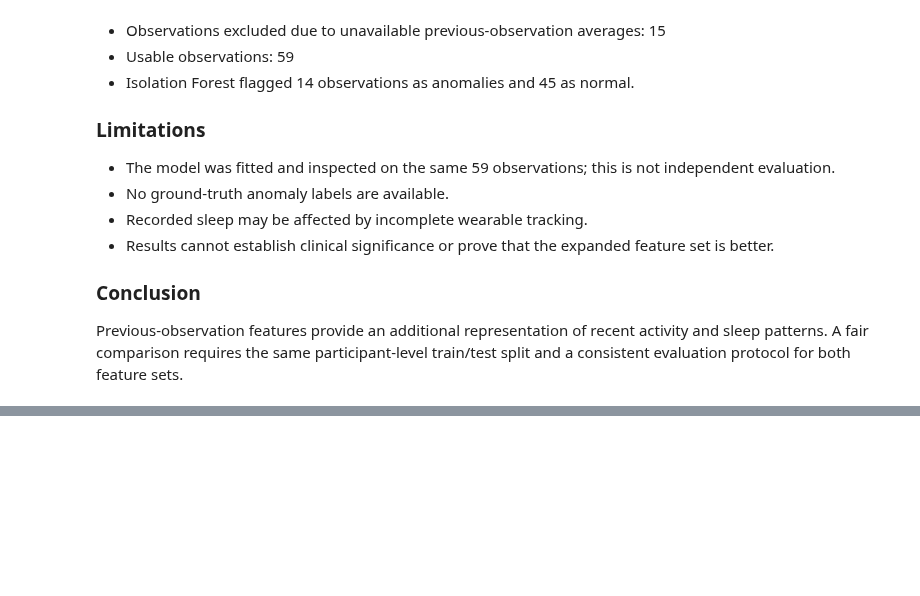
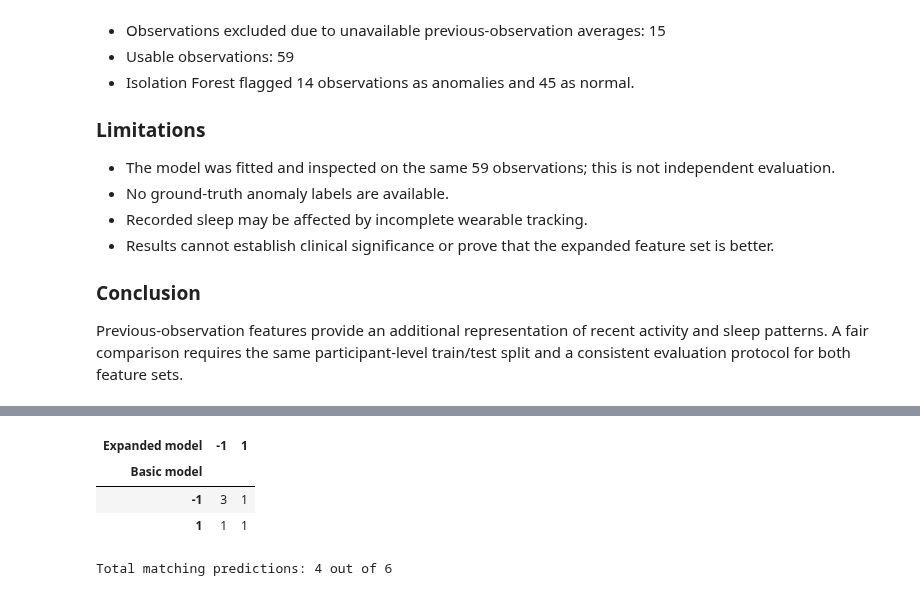
Before and after one commit to mukulsharmao7/Health-AI, a Jupyter notebook: notebooks/07_model_evaluation.ipynb, the cells around one changed output, grey strips where cells are left out. Drawn from its saved outputs; the diff is of its cells as text; code cells hidden in the pictures; blank space fills up the shorter version.

```diff
--- a/notebooks/07_model_evaluation.ipynb
+++ b/notebooks/07_model_evaluation.ipynb
@@ -386,0 +517,25 @@ Previous-observation features provide an additional representation of recent act
+# %%
+comparison = pd.crosstab(
+    common_test["basic_label"],
+    common_test["expanded_label"],
+    rownames=["Basic model"],
+    colnames=["Expanded model"]
+)
+
+display(comparison)
+
+print(
+    "Total matching predictions:",
+    (
+        common_test["basic_label"]
+        == common_test["expanded_label"]
+    ).sum(),
+    "out of",
+    len(common_test)
+)
+# %% [output]
+| Expanded model | -1 | 1 |
+| Basic model |  |  |
+| -1 | 3 | 1 |
+| 1 | 1 | 1 |
+Total matching predictions: 4 out of 6
```
Also changed, not shown: parts of 3 cells of this notebook, 1 other file.
